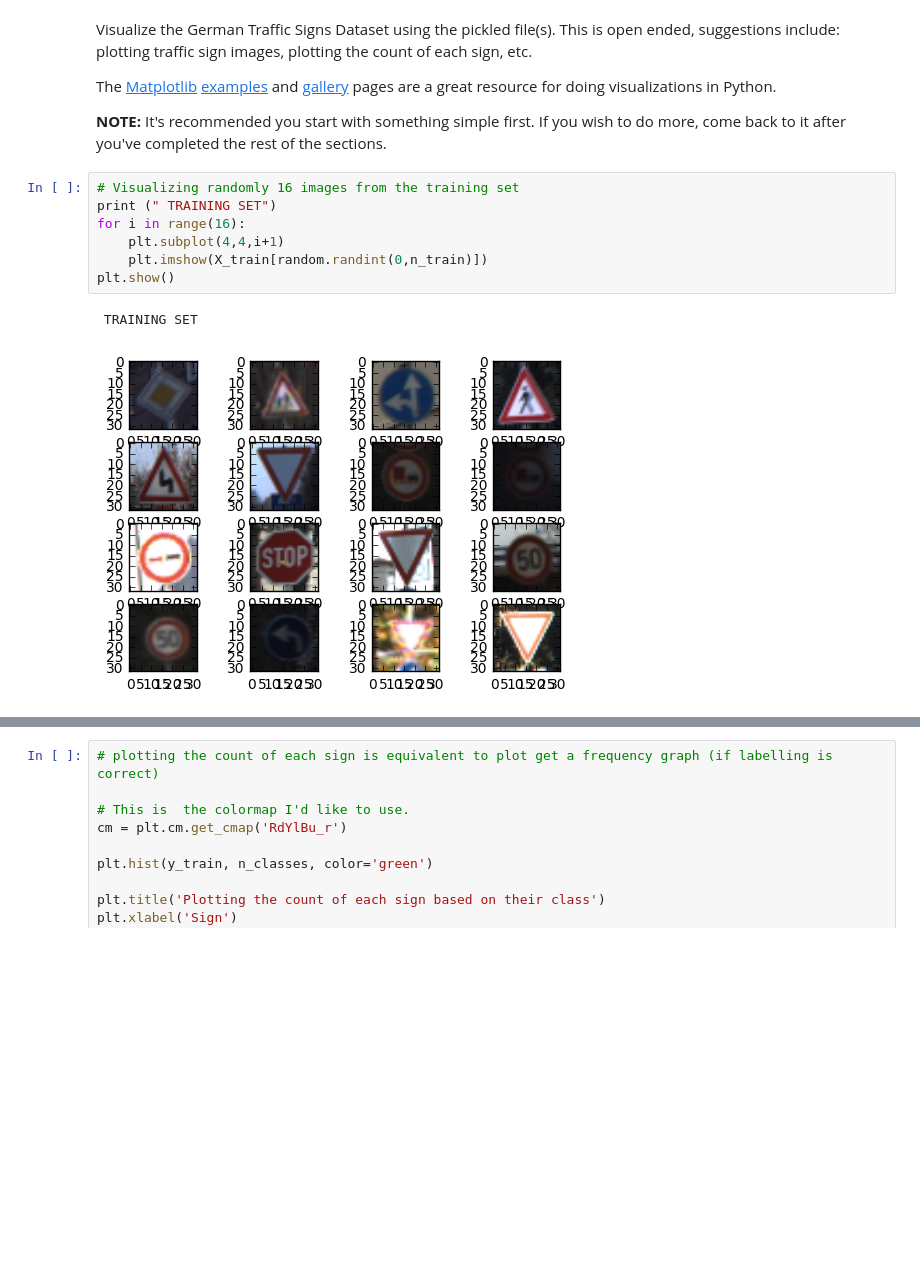
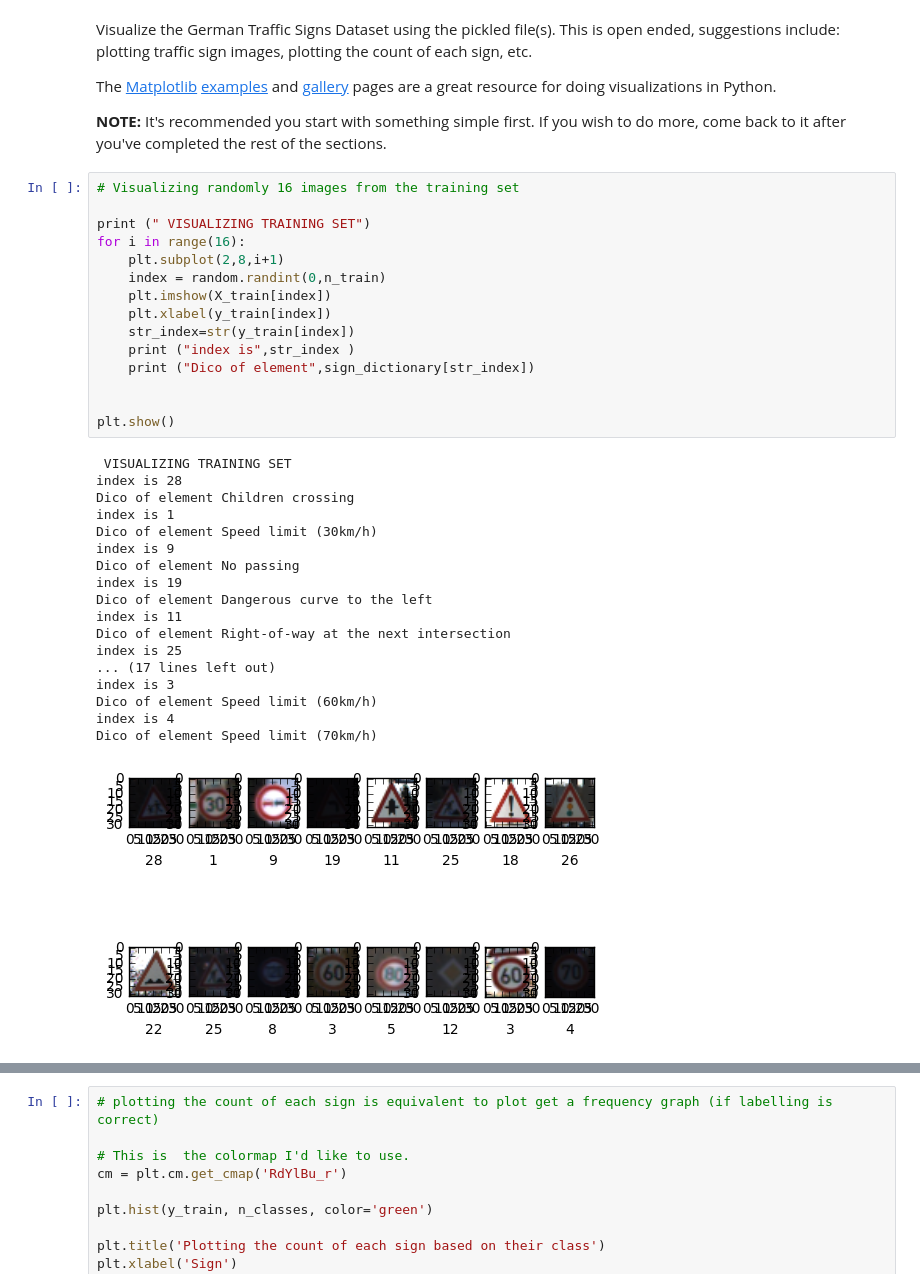
Before and after one commit to sebastienpig/TrafficSignClassifier, a Jupyter notebook: SebastienPignolo_TrafficSignClassifier.ipynb, the cells around one changed output, grey strips where cells are left out. Drawn from its saved outputs; the diff is of its cells as text; blank space fills up the shorter version.

```diff
--- a/SebastienPignolo_TrafficSignClassifier.ipynb
+++ b/SebastienPignolo_TrafficSignClassifier.ipynb
@@ -90,13 +147,37 @@ The [Matplotlib](http://matplotlib.org/) [examples](http://matplotlib.org/exampl
 **NOTE:** It's recommended you start with something simple first. If you wish to do more, come back to it after you've completed the rest of the sections.
 # %%
 # Visualizing randomly 16 images from the training set
-print (" TRAINING SET")
+
+print (" VISUALIZING TRAINING SET")
 for i in range(16):
-    plt.subplot(4,4,i+1)
-    plt.imshow(X_train[random.randint(0,n_train)])
+    plt.subplot(2,8,i+1)
+    index = random.randint(0,n_train)
+    plt.imshow(X_train[index])
+    plt.xlabel(y_train[index])
+    str_index=str(y_train[index])
+    print ("index is",str_index )
+    print ("Dico of element",sign_dictionary[str_index])
+
+
 plt.show()
 # %% [output]
- TRAINING SET
+ VISUALIZING TRAINING SET
+index is 28
+Dico of element Children crossing
+index is 1
+Dico of element Speed limit (30km/h)
+index is 9
+Dico of element No passing
+index is 19
+Dico of element Dangerous curve to the left
+index is 11
+Dico of element Right-of-way at the next intersection
+index is 25
+... (17 lines left out)
+index is 3
+Dico of element Speed limit (60km/h)
+index is 4
+Dico of element Speed limit (70km/h)
-[figure, old version]
+[figure, new version]
 # %%
 # Visualizing randomly 4 images from the test set
```
Also changed, not shown: parts of 6 cells of this notebook.
